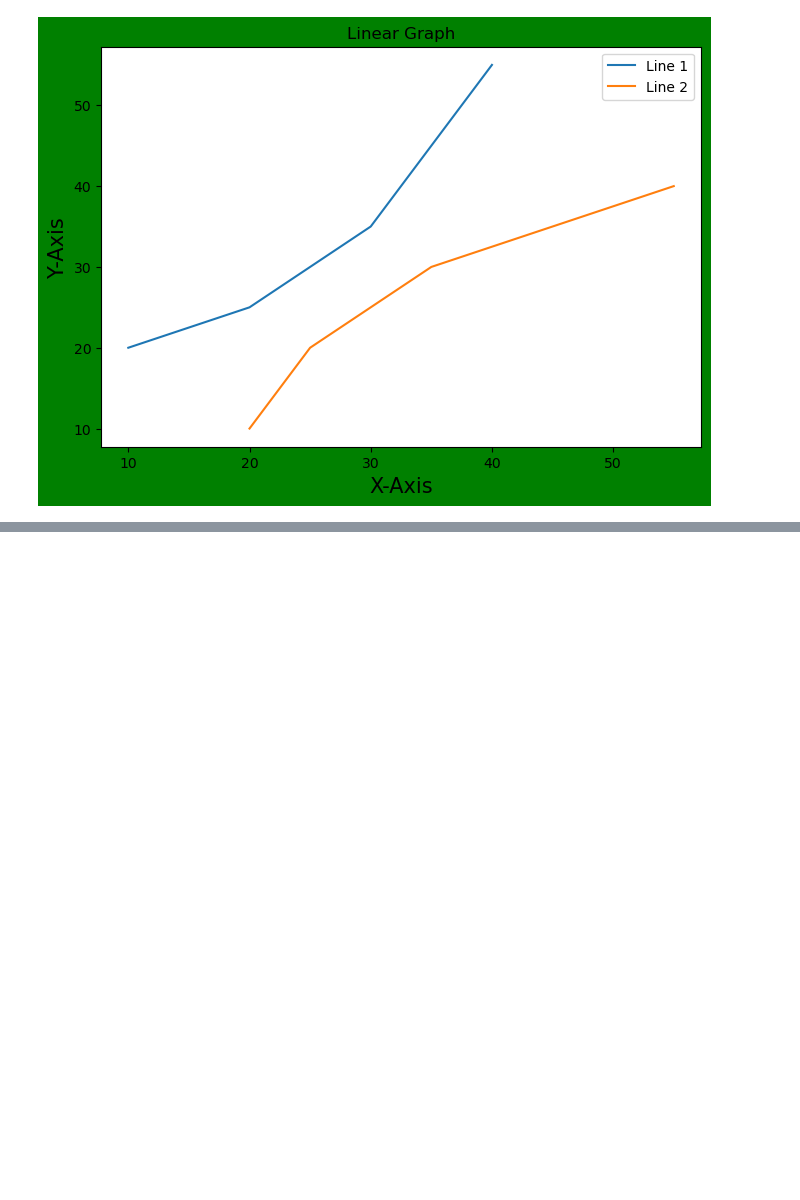
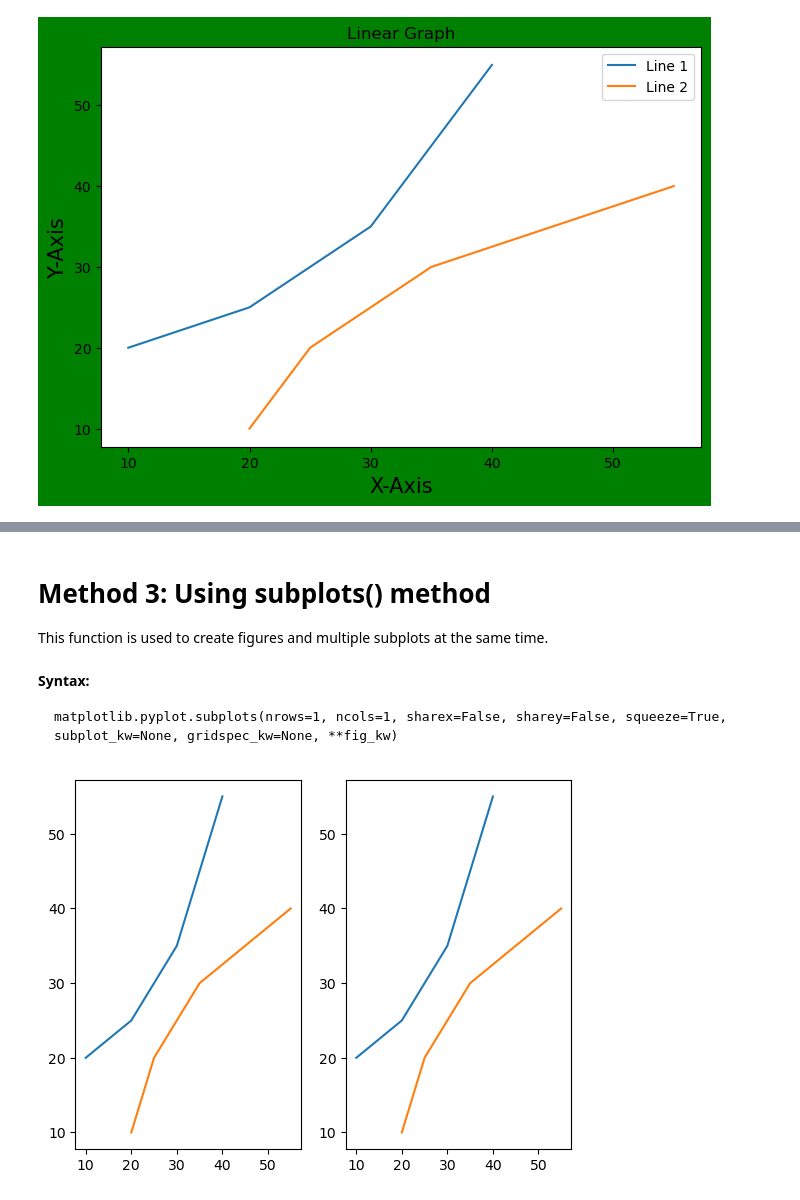
Before and after one commit to jabedkhanjb/Matplotlib, a Jupyter notebook: Matplotlib Data Analysis/Matplotlib Data Visualization.ipynb, the cells around one changed output, grey strips where cells are left out. Drawn from its saved outputs; the diff is of its cells as text; code cells hidden in the pictures; blank space fills up the shorter version.

```diff
--- a/Matplotlib Data Analysis/Matplotlib Data Analysis.ipynb
+++ b/Matplotlib Data Analysis/Matplotlib Data Visualization.ipynb
@@ -246,0 +323,30 @@ plt.show()
+# %% [markdown]
+# Method 3: Using subplots() method
+
+This function is used to create figures and multiple subplots at the same time.
+# %% [markdown]
+<b>Syntax:</b>
+
+    matplotlib.pyplot.subplots(nrows=1, ncols=1, sharex=False, sharey=False, squeeze=True, subplot_kw=None, gridspec_kw=None, **fig_kw)
+# %%
+import matplotlib.pyplot as plt
+import numpy as np
+# initializing the data
+x = np.array([10, 20, 30, 40])
+y = np.array([20, 25, 35, 55])
+
+#  Creating figure and subplots
+fig, axes = plt.subplots(1, 2)
+
+# plotting the data in the 1st subplot
+axes[0].plot(x, y)
+axes[0].plot(y, x)
+
+
+# plotting the data in the 2nd subplot
+axes[1].plot(x, y)
+axes[1].plot(y, x)
+
+plt.show()
+# %% [output]
+[figure, added]
```
Also changed, not shown: parts of 13 cells of this notebook.
